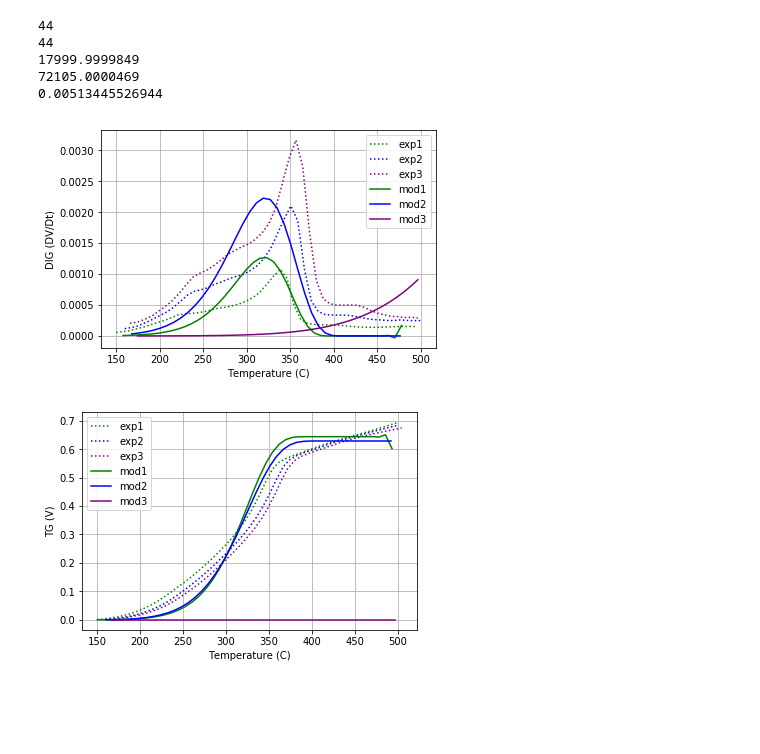
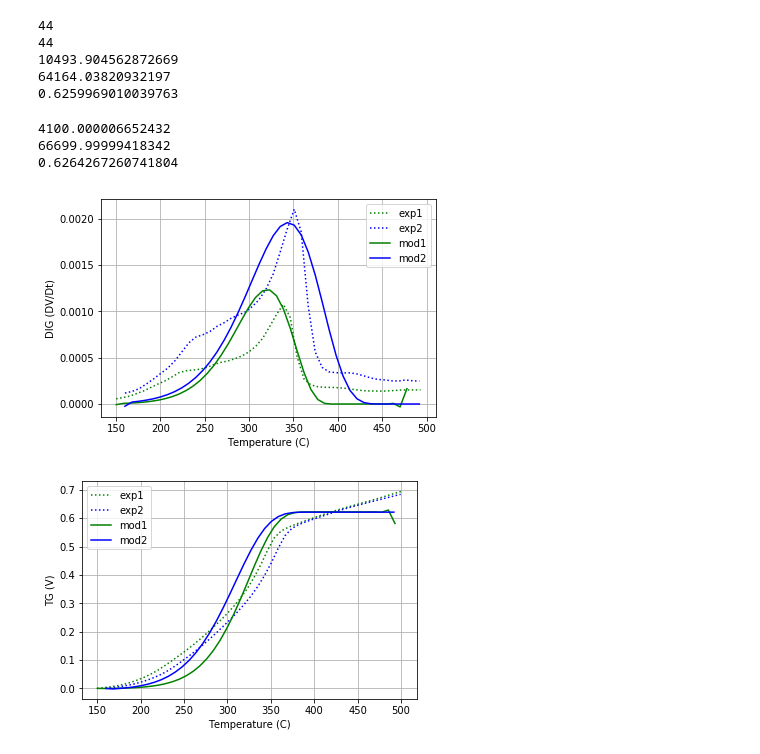
Before and after one commit to Fletcher-Adam/CombustionCode, a Jupyter notebook: Longleaf pine_live (one step).ipynb, the cells around one changed output. Cells and saved outputs as stored; diff of their text form; code cells hidden in the pictures; blank space fills up the shorter version.

Commit message:
One step models

```diff
--- a/Longleaf pine_live (one step).ipynb
+++ b/Longleaf pine_live (one step).ipynb
@@ -15,7 +15,7 @@ def get_xcel_col(sheet, col, row_start, row_end):
         vals.append(sheet[col+str(i)].value)
     return vals
 R = 8.314
-wb = load_workbook(r'C:\Users\fletc\Desktop\PlantModeling\CombustionCode-master\Data1.xlsx')
+wb = load_workbook(r'C:\Users\Adam\Desktop\CombustionCode-master\Data1.xlsx')
 s1 = wb['Longleaf pine_live']
 t = get_xcel_col(s1, 'A', 11, 57)
 T_c = get_xcel_col(s1, 'B', 11, 57)
@@ -171,7 +171,7 @@ e2 = (V_e2[1:45] - r_m2(A2,E2,Y2)[1])**2
 # %%
-t3 = get_xcel_col(s1, 'AD', 11, 55)
-T_c3 = get_xcel_col(s1, 'AE', 11, 55)
-T3 = T_c3 + np.array(273.15)
+t3 = get_xcel_col(s1, 'AE', 11, 55)
+T_c3 = get_xcel_col(s1, 'AF', 11, 55)
+T3 = T_c3
 m_e3 = get_xcel_col(s1, 'AG', 11, 55)
 m_n3 = m_e3 / np.array(s1['AG11'].value)
 V_e3 = 1 - m_n3
@@ -193,35 +193,38 @@ def r_e3(V_e3, t3):
     return(r_e3, r_em3)
 
 
-A3 = 18000
-E3 = 72105
-Y3 = .6
+A3 = 5000
+E3 = 70000
+Y3 = .01
 
 def r_m3(A3,E3,Y3):
     V = np.zeros(len(t3)-1)
     m = np.zeros(len(t3)-1)
-
+    dt3=np.zeros(len(t3)-1)
     dV = np.zeros(len(t3)-1)
     dm = np.zeros(len(t3)-1)
+    for i in range(1, len(t3)-1):
+        dt3[i] = t3[i] - t3[i-1]
 
 
     m[0] = 1
     V[0] = 0
-    dm[0] = (Y3*A3*np.exp(-E3/R/T[0]))*m[0]
-    dV[0] = -(A3*np.exp(-E3/R/T[0]))*m[0]
-
+    dm[0] = -(Y3*A3*np.exp(-E3/R/T[0]))*m[0]
+    dV[0] = (A3*np.exp(-E3/R/T[0]))*m[0]
     for i in range(1, len(t3)-1):
-        m[i] = m[i-1]
+        m[i] = m[i-1] + dm[i-1]*dt3[i]
 
         dm[i] = -(A3*np.exp(-E3/R/T[i]))*m[i]
         dV[i] = (Y3*A3*np.exp(-E3/R/T[i]))*m[i]
+        V[i] = V[i-1] + dV[i-1]*dt3[i]
 
 
     return(m, V, dV, dm)
 def f3(X):
     A3,E3,Y3 = X
     e1 = (r_e3(V_e3, t3)[0] - r_m3(A3,E3,Y3)[2])**2
-    e2 = (V_e3[1:44] - r_m3(A3,E3,Y3)[1])**2
+    e2 = (V_e3[0:43] - r_m3(A3,E3,Y3)[1])**2
+
     return(sum(e1) + sum(e2))
 
 print(len(V_e3))
@@ -239,36 +242,59 @@ e2 = (V_e3[1:45] - r_m3(A3,E3,Y3)[1])**2
 # %% [output]
 44
 44
-17999.9999849
-72105.0000469
-0.00513445526944
+10493.904562872669
+64164.03820932197
+0.6259969010039763
+# %%
+YT =.604
+AT = 4100
+ET = 66700
+
+def totf(XT):
+    AT,ET,YT = XT
+    e1T = (V_e[0:45]*.01 - r_m(AT,ET,YT)[1]*.01)**2
+    e2T = (r_e(V_e, t)[0]*1 - r_m(AT,ET,YT)[2]*1)**2
+    e1_2T = (V_e2[0:43]*.01 - r_m2(AT,ET,YT)[1]*.01)**2
+    e2_2T = (r_e2(V_e2, t2)[0]*1 - r_m2(AT,ET,YT)[2]*1)**2
+    e1_3T = (V_e3[0:43]*.01 - r_m3(AT,ET,YT)[1]*.01)**2
+    e2_3T = (r_e3(V_e3, t3)[0]*1 - r_m3(AT,ET,YT)[2]*1)**2
+    return(sum(e1T) + sum(e2T) + sum(e1_2T) + sum(e2_2T) + sum(e1_3T) + sum(e2_3T))
+res = minimize(totf,(AT,ET,YT))
+AT,ET,YT = res.x
+print(AT)
+print(ET)
+print(YT)
+# %% [output]
+4100.000006652432
+66699.99999418342
+0.6264267260741804
 # %%
 plt.plot(T_c[0:45],r_e(V_e,t)[0],linestyle = ':',color = 'Green',label='exp1')
-plt.plot(T_c2[0:44],r_e2(V_e2,t2)[0],linestyle = ':',color = 'Blue',label='exp2')
-plt.plot(T_c3[0:43],r_e3(V_e3,t3)[0],linestyle = ':',color = 'Purple',label='exp3')
+plt.plot(T_c2[0:43],r_e2(V_e2,t2)[0],linestyle = ':',color = 'Blue',label='exp2')
+#plt.plot(T_c3[0:43],r_e3(V_e3,t3)[0],linestyle = ':',color = 'Purple',label='exp3')
 plt.xlabel('Temperature (C)')
 plt.ylabel('DIG (DV/Dt)')
-plt.plot(T_c[1:43],r_m(A1,E1,Y1)[2][1:43],color = 'Green',label='mod1')
-plt.plot(T_c2[1:41],r_m2(A2,E2,Y2)[2][1:41],color = 'Blue',label='mod2')
-plt.plot(T_c3[1:43],r_m3(A3,E3,Y3)[2][1:43],color = 'Purple',label='mod3')
+plt.plot(T_c[0:43],r_m(AT,ET,YT)[2][0:43],color = 'Green',label='mod1')
+plt.plot(T_c2[0:43],r_m2(AT,ET,YT)[2][0:43],color = 'Blue',label='mod2')
+#plt.plot(T_c3[0:43],r_m3(AT,ET,YT)[2][0:43],color = 'Purple',label='mod3')
 plt.xlabel('Temperature (C)')
 plt.ylabel('DIG (DV/Dt)')
 plt.legend()
 plt.grid()
 # %% [output]
-[figure, old version]
+[figure, new version]
 # %%
 plt.plot(T_c,V_e,linestyle = ':',color = 'Green',label='exp1')
 plt.plot(T_c2,V_e2,linestyle = ':',color = 'Blue',label='exp2')
-plt.plot(T_c3,V_e3,linestyle = ':',color = 'Purple',label='exp3')
+#plt.plot(T_c3,V_e3,linestyle = ':',color = 'Purple',label='exp3')
 plt.xlabel('Temperature (C)')
 plt.ylabel('TG (V)')
-plt.plot(T_c[0:45],r_m(A1,E1,Y1)[1],'g-',label='mod1')
-plt.plot(T_c2[0:43],r_m2(A2,E2,Y2)[1],'b-',label='mod2')
-plt.plot(T_c3[0:43],r_m3(A3,E3,Y3)[1],linestyle ='-', color="Purple",label='mod3')
+plt.plot(T_c[0:45],r_m(AT,ET,YT)[1],'g-',label='mod1')
+plt.plot(T_c2[0:43],r_m2(AT,ET,YT)[1],'b-',label='mod2')
+#plt.plot(T_c3[0:43],r_m3(AT,ET,YT)[1],linestyle ='-', color="Purple",label='mod3')
 plt.xlabel('Temperature (C)')
 plt.ylabel('TG (V)')
 plt.legend()
 plt.grid()
 # %% [output]
-[figure, old version]
+[figure, new version]
```
Also changed, not shown: parts of 2 cells of this notebook, 7 other files.
